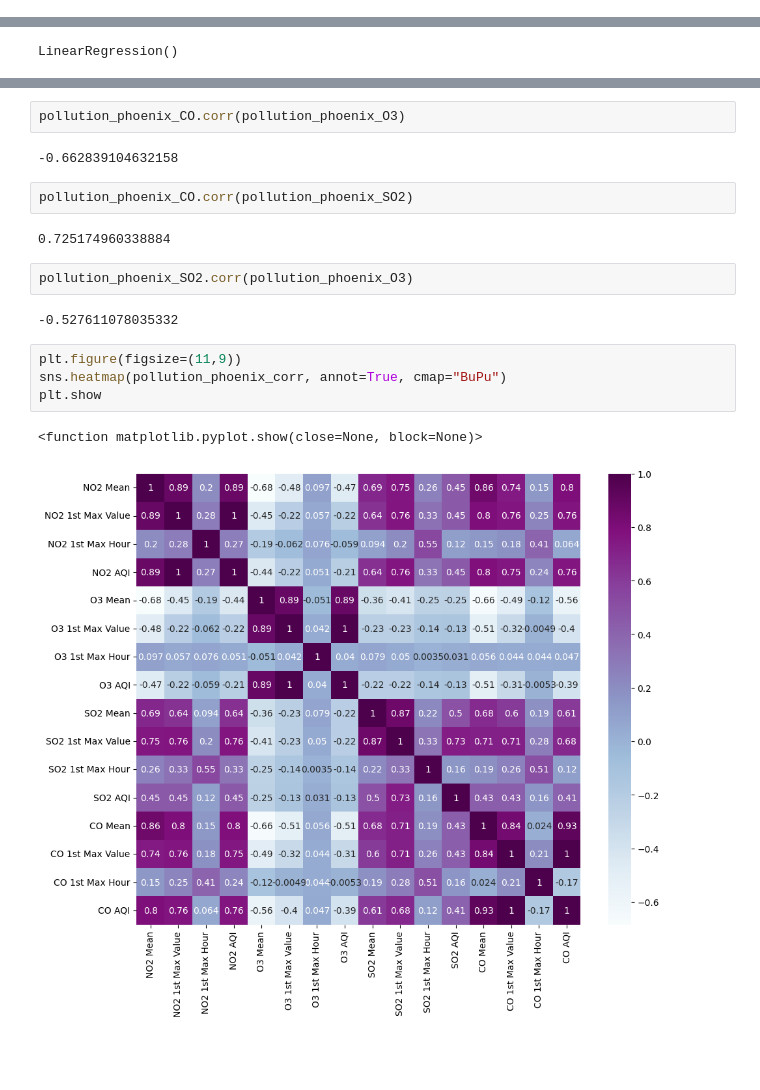
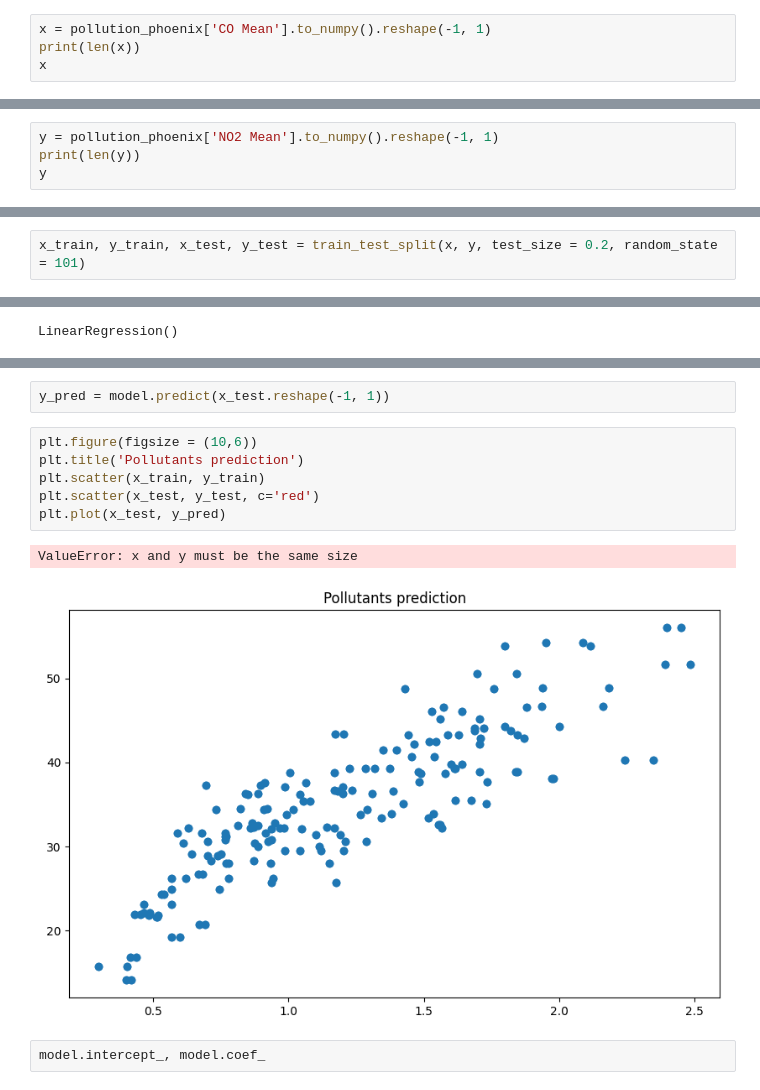
Before and after one commit to letizialanza01/Project_US_Pollution, a Jupyter notebook: Project_US_Pollution.ipynb, the cells around one changed output, grey strips where cells are left out. Saved outputs shown, nothing was run; the diff lists cells and outputs as text; blank space fills up the shorter version.

```diff
--- a/Project_US_Pollution.ipynb
+++ b/Project_US_Pollution.ipynb
@@ -1097,0 +1094,4 @@ from sklearn.linear_model import LinearRegression
+# %%
+x = pollution_phoenix['CO Mean'].to_numpy().reshape(-1, 1)
+print(len(x))
+x
@@ -1097,0 +1117,4 @@ from sklearn.linear_model import LinearRegression
+# %%
+y = pollution_phoenix['NO2 Mean'].to_numpy().reshape(-1, 1)
+print(len(y))
+y
@@ -1098,3 +1140,5 @@ from sklearn.linear_model import LinearRegression
+# %%
+x_train, y_train, x_test, y_test = train_test_split(x, y, test_size = 0.2, random_state = 101)
 # %%
 model = LinearRegression()
 x_train = pollution_phoenix['CO Mean'].to_numpy().reshape(-1, 1)
@@ -1127,19 +1151,13 @@ pollution_phoenix_CO.corr(pollution_phoenix_NO2)
-# %%
-pollution_phoenix_CO.corr(pollution_phoenix_O3)
-# %% [output]
--0.662839104632158
-# %%
-pollution_phoenix_CO.corr(pollution_phoenix_SO2)
-# %% [output]
-0.725174960338884
-# %%
-pollution_phoenix_SO2.corr(pollution_phoenix_O3)
-# %% [output]
--0.527611078035332
-# %%
-plt.figure(figsize=(11,9))
-sns.heatmap(pollution_phoenix_corr, annot=True, cmap="BuPu")
-plt.show
-# %% [output]
-<function matplotlib.pyplot.show(close=None, block=None)>
-[figure, removed]
+# %%
+y_pred = model.predict(x_test.reshape(-1, 1))
+# %%
+plt.figure(figsize = (10,6))
+plt.title('Pollutants prediction')
+plt.scatter(x_train, y_train)
+plt.scatter(x_test, y_test, c='red')
+plt.plot(x_test, y_pred)
+# %% [output]
+ValueError: x and y must be the same size
+[figure, added]
+# %%
+model.intercept_, model.coef_
```
Also changed, not shown: parts of 26 cells of this notebook.
